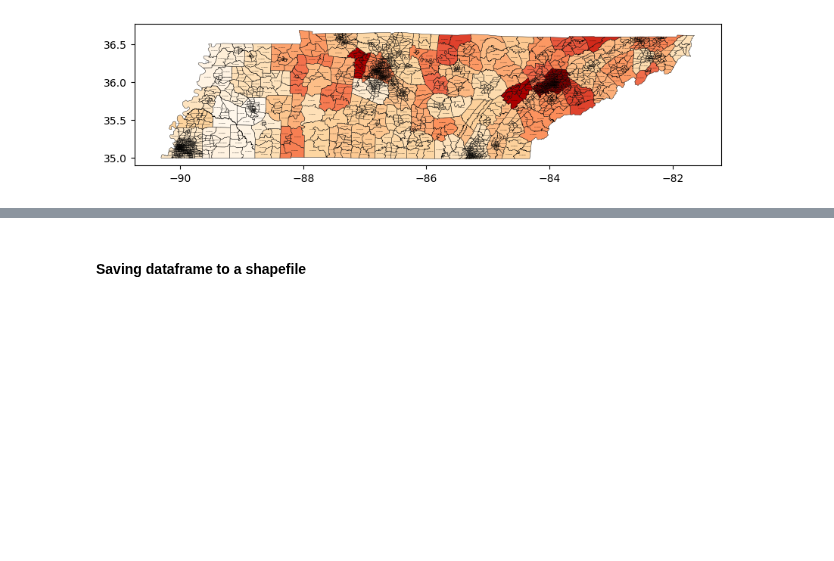
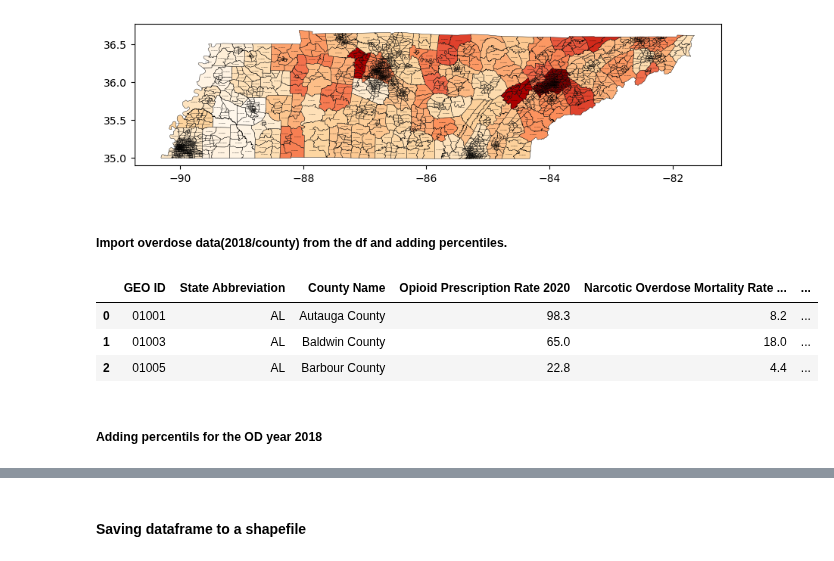
Before and after one commit to hashansl/opioid-risk-modeling, a Jupyter notebook: tennessee/data processing - tn filtering census tracts.ipynb, the cells around one changed output, grey strips where cells are left out. Cells and saved outputs as stored; diff of their text form; code cells hidden in the pictures; blank space fills up the shorter version.

```diff
--- a/tennessee/data processing - tn filtering census tracts.ipynb
+++ b/tennessee/data processing - tn filtering census tracts.ipynb
@@ -48,3 +51,21 @@ for idx, row in filtered_svi_df.iterrows():
 plt.show()
 # %% [output]
 [figure]
+# %% [markdown]
+##### Import overdose data(2018/county) from the df and adding percentiles.
+# %%
+# importing the overdose with county information
+overdose_df = pd.read_excel('../data/HepVu_County_Opioid_Indicators_05DEC22.xlsx')
+# %%
+# convert the GEO ID to string
+overdose_df['GEO ID'] = overdose_df['GEO ID'].astype(str)
+# %%
+# GEOID column id if any GEOID is less than 6 characters insert 0 at the beginning and make it 6 characters
+overdose_df['GEO ID'] = overdose_df['GEO ID'].apply(lambda x: x.zfill(5))
+# %%
+overdose_df.head(3)
+# %% [output]
+|  | GEO ID | State Abbreviation | County Name | Opioid Prescription Rate 2020 | Narcotic Overdose Mortality Rate ... | ... |
+| 0 | 01001 | AL | Autauga County | 98.3 | 8.2 | ... |
+| 1 | 01003 | AL | Baldwin County | 65.0 | 18.0 | ... |
+| 2 | 01005 | AL | Barbour County | 22.8 | 4.4 | ... |
@@ -50,0 +75,2 @@ plt.show()
+# %% [markdown]
+##### Adding percentils for the OD year 2018
```
Also changed, not shown: parts of 12 cells of this notebook, 4 other files.
